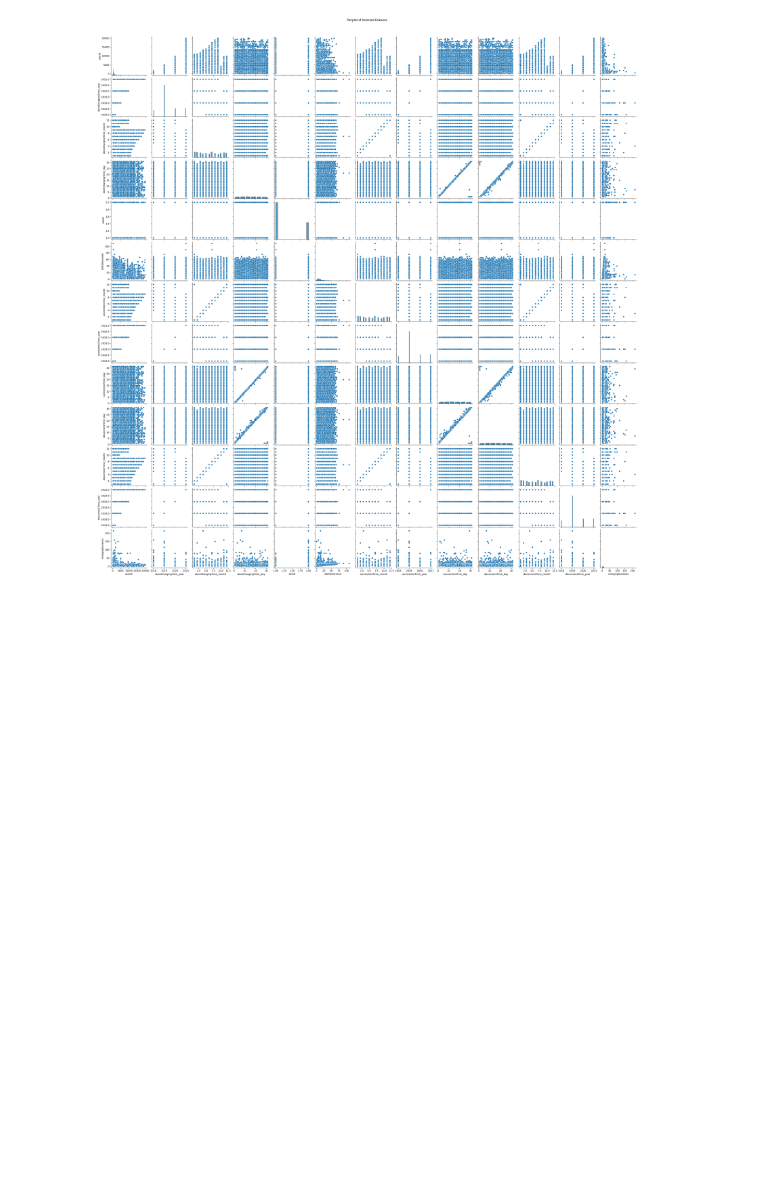
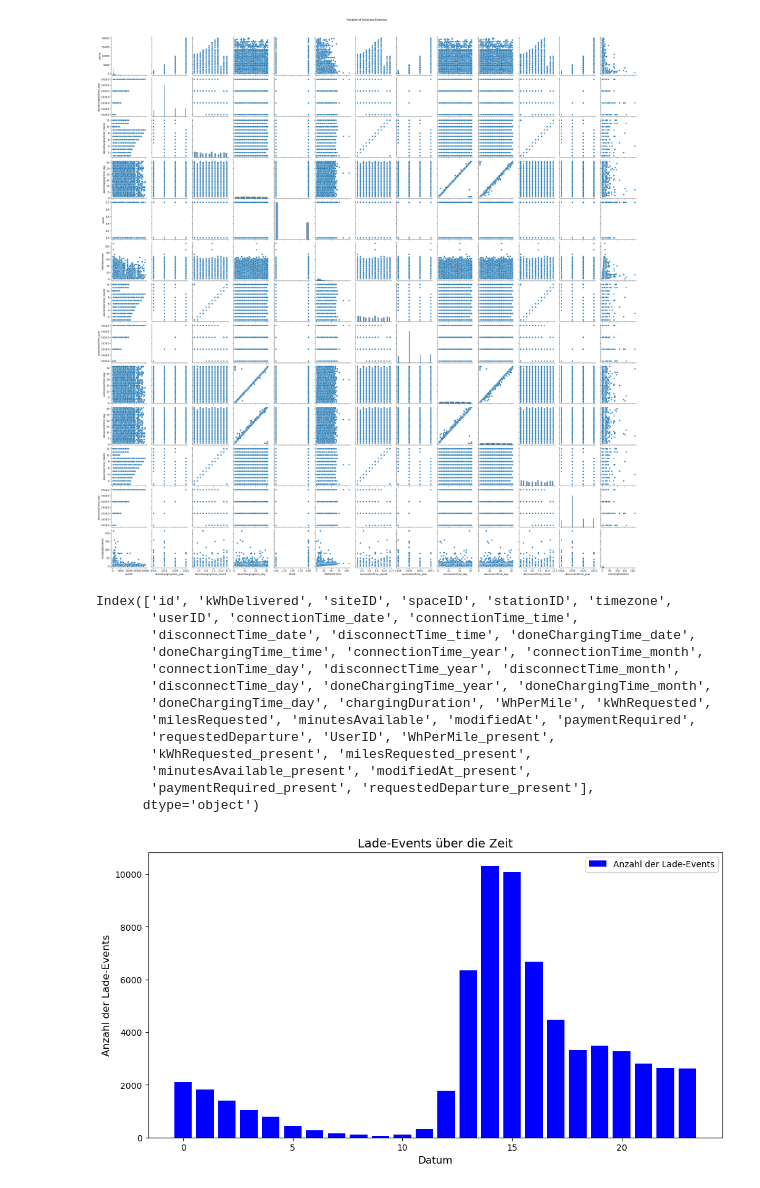
Before and after one commit to ge02/GinyuForce, a Jupyter notebook: visualization_charging_set.ipynb, the cells around one changed output. Saved outputs shown, nothing was run; the diff lists cells and outputs as text; code cells hidden in the pictures; blank space fills up the shorter version.

Commit message:
First time-dependent visualizations

```diff
--- a/visualization_charging_set.ipynb
+++ b/visualization_charging_set.ipynb
@@ -32,3 +39,39 @@ plt.suptitle("Pairplot of Selected Features", y=1.02)
 plt.show()
 # %% [output]
 [figure]
+# %%
+# Entferne NaN-Werte für die ausgewählten Features
+#charging_set_cleaned = charging_set[ausgewählte_features].dropna()
+print(charging_set.columns)
+# Anzahl der Lade-Events pro Tag berechnen
+charging_set['connectionTime_time'] = pd.to_datetime(charging_set['connectionTime_time'])
+charging_set['hour'] = charging_set['connectionTime_time'].dt.hour
+
+
+events_at_day = charging_set.groupby('hour').size().reset_index(name='count')
+
+
+# Visualisierung der Lade-Events über die Zeit
+plt.figure(figsize=(12, 6))
+plt.bar(events_at_day['hour'], events_at_day['count'], color='blue', label='Anzahl der Lade-Events')
+plt.title('Lade-Events über die Zeit', fontsize=14)
+plt.xlabel('Datum', fontsize=12)
+plt.ylabel('Anzahl der Lade-Events', fontsize=12)
+plt.grid(True, linestyle=' ', alpha=0.7)
+plt.legend()
+plt.show()
+# %% [output]
+Index(['id', 'kWhDelivered', 'siteID', 'spaceID', 'stationID', 'timezone',
+       'userID', 'connectionTime_date', 'connectionTime_time',
+       'disconnectTime_date', 'disconnectTime_time', 'doneChargingTime_date',
+       'doneChargingTime_time', 'connectionTime_year', 'connectionTime_month',
+       'connectionTime_day', 'disconnectTime_year', 'disconnectTime_month',
+       'disconnectTime_day', 'doneChargingTime_year', 'doneChargingTime_month',
+       'doneChargingTime_day', 'chargingDuration', 'WhPerMile', 'kWhRequested',
+       'milesRequested', 'minutesAvailable', 'modifiedAt', 'paymentRequired',
+       'requestedDeparture', 'UserID', 'WhPerMile_present',
+       'kWhRequested_present', 'milesRequested_present',
+       'minutesAvailable_present', 'modifiedAt_present',
+       'paymentRequired_present', 'requestedDeparture_present'],
+      dtype='object')
+[figure, added]
```
Also changed, not shown: parts of 5 cells of this notebook.
